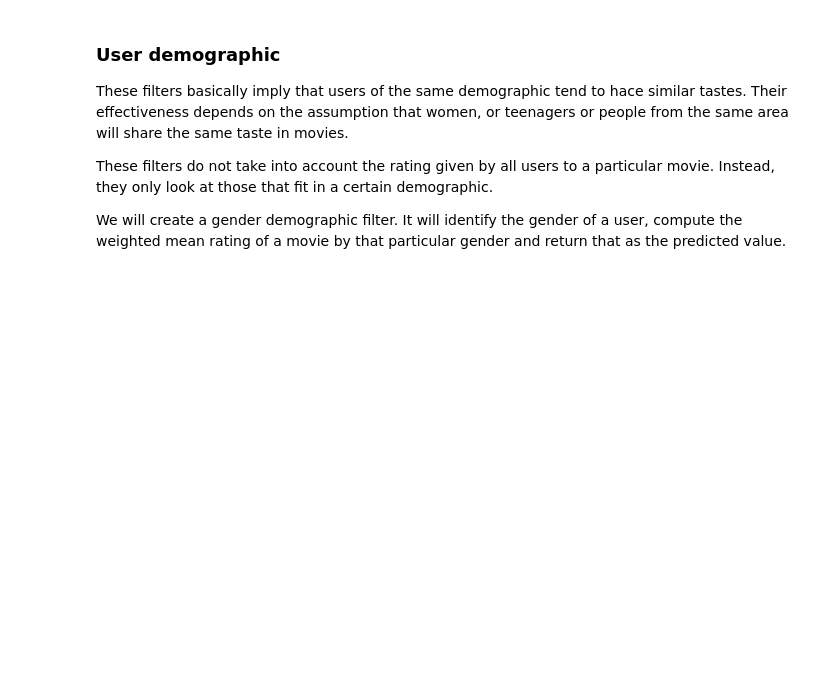
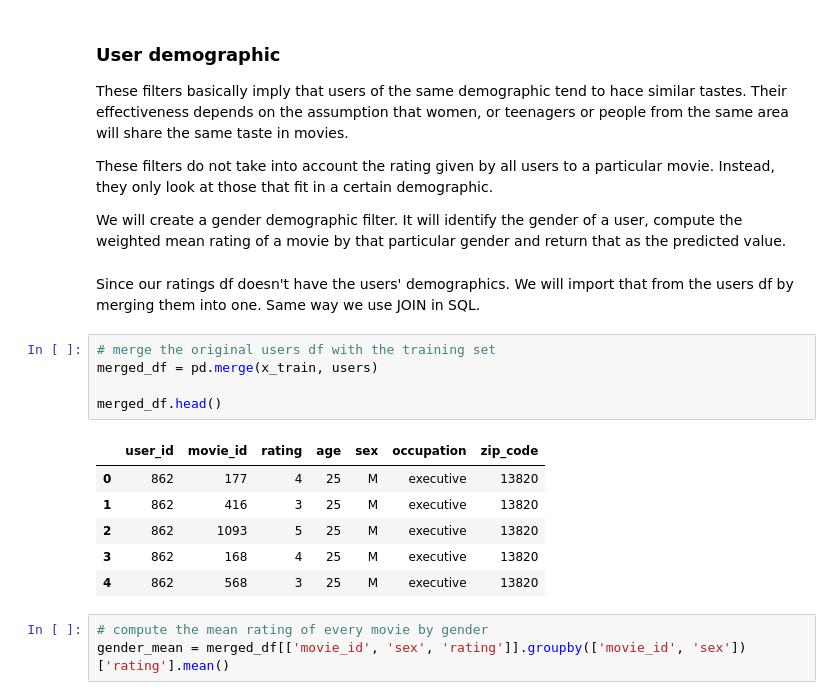
Before and after one commit to CKawara/Recommendation-Systems-with-Python, a Jupyter notebook: Collaborative-Filtering/Collaborative-Filtering.ipynb, the cells around one changed output. Drawn from its saved outputs; the diff is of its cells as text; blank space fills up the shorter version.

```diff
--- a/Collaborative-Filtering/Collaborative-Filtering.ipynb
+++ b/Collaborative-Filtering/Collaborative-Filtering.ipynb
@@ -253,3 +253,20 @@ These filters basically imply that users of the same demographic tend to hace si
 These filters do not take into account the rating given by all users to a particular movie. Instead, they only look at those that fit in a certain demographic.
 
 We will create a gender demographic filter. It will identify the gender of a user, compute the weighted mean rating of a movie by that particular gender and return that as the predicted value.
+# %% [markdown]
+Since our ratings df doesn't have the users' demographics. We will import that from the users df by merging them into one. Same way we use JOIN in SQL.
+# %%
+# merge the original users df with the training set
+merged_df = pd.merge(x_train, users)
+
+merged_df.head()
+# %% [output]
+|  | user_id | movie_id | rating | age | sex | occupation | zip_code |
+| 0 | 862 | 177 | 4 | 25 | M | executive | 13820 |
+| 1 | 862 | 416 | 3 | 25 | M | executive | 13820 |
+| 2 | 862 | 1093 | 5 | 25 | M | executive | 13820 |
+| 3 | 862 | 168 | 4 | 25 | M | executive | 13820 |
+| 4 | 862 | 568 | 3 | 25 | M | executive | 13820 |
+# %%
+# compute the mean rating of every movie by gender
+gender_mean = merged_df[['movie_id', 'sex', 'rating']].groupby(['movie_id', 'sex'])['rating'].mean()
```
